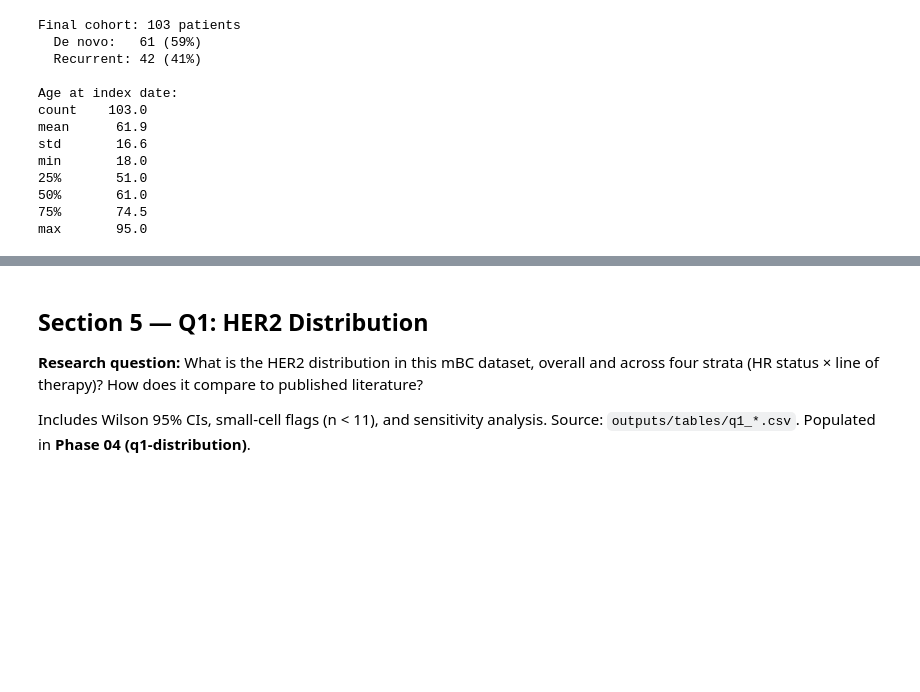
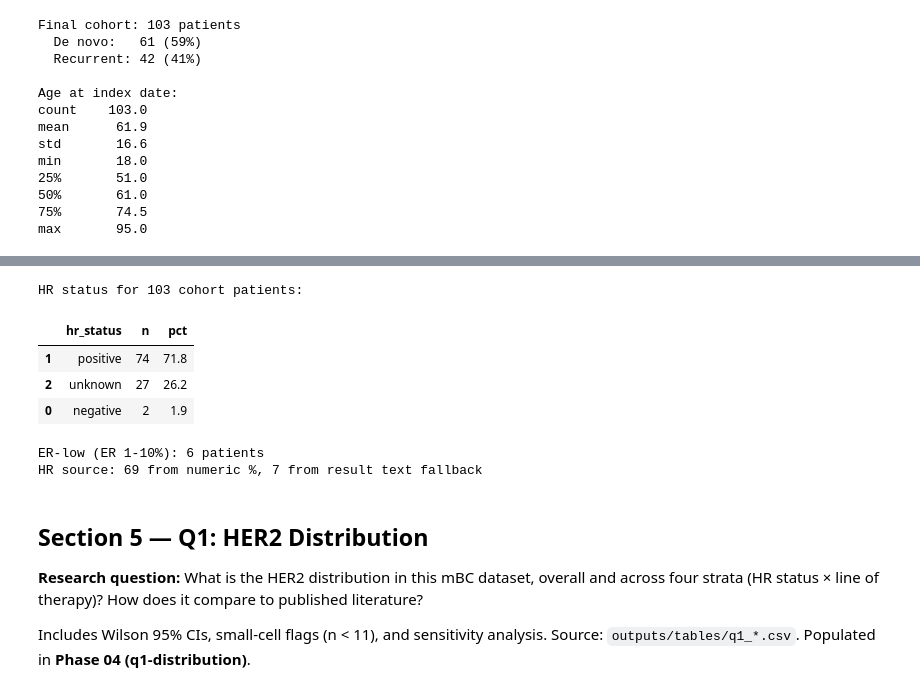
Before and after one commit to Dr-Data-Azam/oncology-rwd-her2-mbc-enhertu-uptake-analysis, a Jupyter notebook: notebooks/analysis.ipynb, the cells around one changed output, grey strips where cells are left out. Drawn from its saved outputs; the diff is of its cells as text; code cells hidden in the pictures; blank space fills up the shorter version.

```diff
--- a/notebooks/analysis.ipynb
+++ b/notebooks/analysis.ipynb
@@ -275,8 +320,32 @@ Populated in **Phase 03 (biomarker-derivation)**.
 # %%
-# Phase 03 will populate this section
-# from her2rwd.hormone_receptor import derive_hr
-# patient_hr = derive_hr(con, cohort, cfg)
-# display(patient_hr.head())
+from her2rwd.hormone_receptor import derive_hr
+
+hr = derive_hr(con, cohort, cfg)
+
+hr_dist = (
+    hr.groupby("hr_status", dropna=False)
+    .size()
+    .rename("n")
+    .reset_index()
+    .assign(pct=lambda df: (df["n"] / len(hr) * 100).round(1))
+    .sort_values("n", ascending=False)
+)
+print(f"HR status for {len(hr)} cohort patients:")
+display(hr_dist)
+
+n_er_low = int(hr["er_low"].sum())
+n_pct_source = int((hr["hr_source"] == "pct").sum())
+n_text_source = int((hr["hr_source"] == "result_text").sum())
+print(f"\nER-low (ER 1-10%): {n_er_low} patients")
+print(f"HR source: {n_pct_source} from numeric %, {n_text_source} from result text fallback")
+# %% [output]
+HR status for 103 cohort patients:
+|  | hr_status | n | pct |
+| 1 | positive | 74 | 71.8 |
+| 2 | unknown | 27 | 26.2 |
+| 0 | negative | 2 | 1.9 |
+ER-low (ER 1-10%): 6 patients
+HR source: 69 from numeric %, 7 from result text fallback
 # %% [markdown]
 ## Section 5 — Q1: HER2 Distribution
 
```
Also changed, not shown: parts of 4 cells of this notebook, 9 other files.
